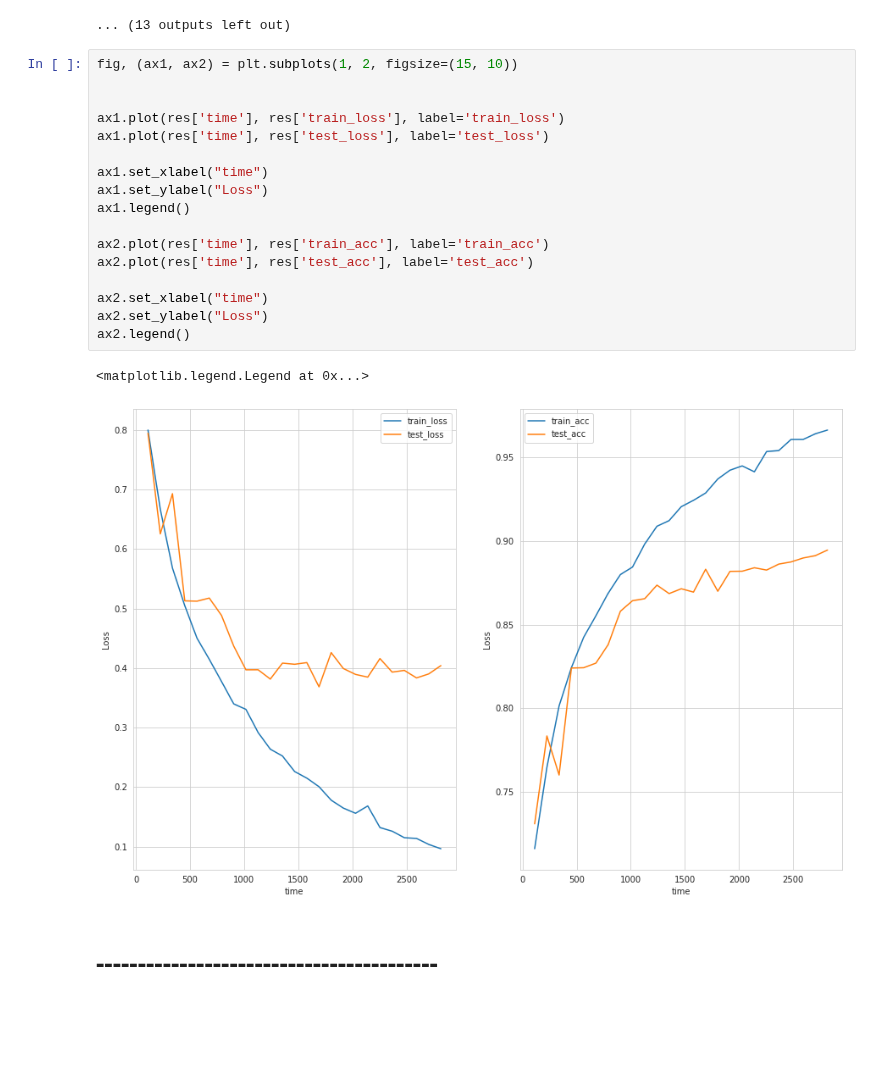
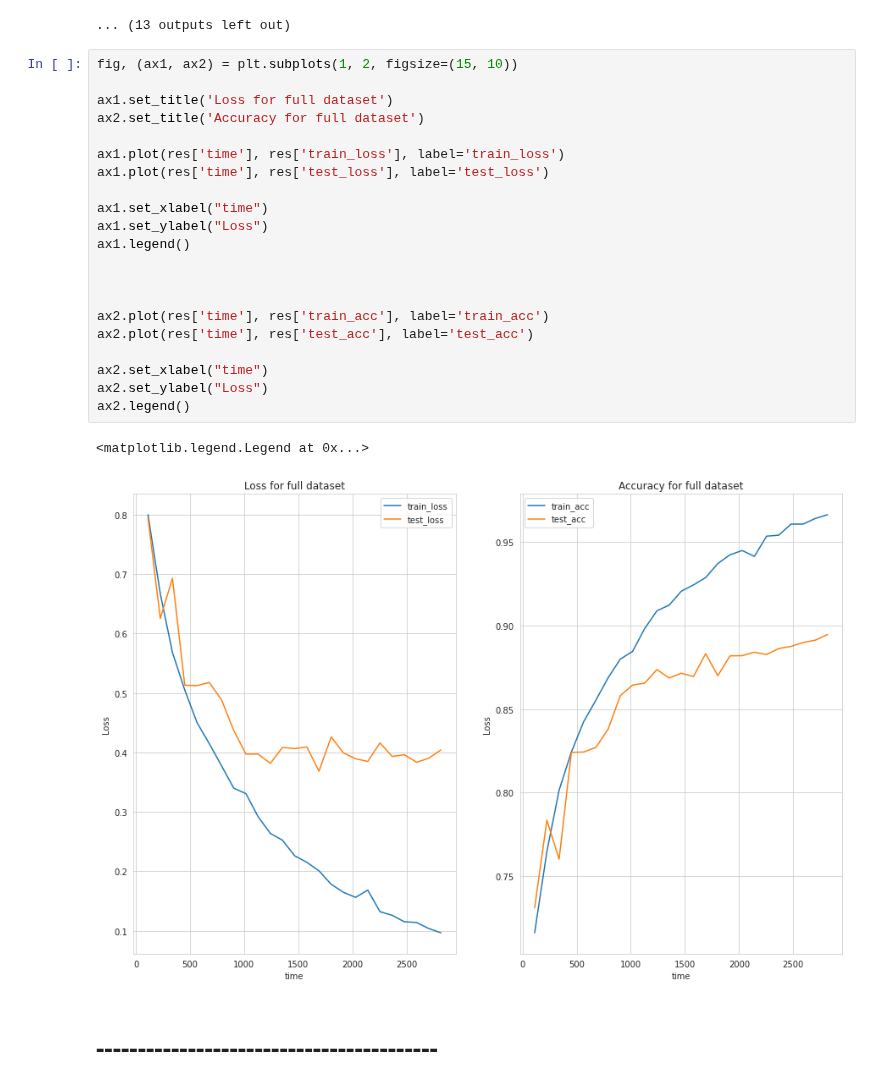
Before and after one commit to Stanpie3/importance_sampling, a Jupyter notebook: apricot.ipynb, the cells around one changed output. Drawn from its saved outputs; the diff is of its cells as text; blank space fills up the shorter version.

```diff
--- a/apricot.ipynb
+++ b/apricot.ipynb
@@ -470,23 +470,27 @@ res = train(train_loader, test_loader, clf_cnn, criterion, opt, n_epochs=n_epoch
 # %%
 fig, (ax1, ax2) = plt.subplots(1, 2, figsize=(15, 10))
 
+ax1.set_title('Loss for full dataset')
+ax2.set_title('Accuracy for full dataset')
 
 ax1.plot(res['time'], res['train_loss'], label='train_loss')
 ax1.plot(res['time'], res['test_loss'], label='test_loss')
 
 ax1.set_xlabel("time")
 ax1.set_ylabel("Loss")
 ax1.legend()
 
+
+
 ax2.plot(res['time'], res['train_acc'], label='train_acc')
 ax2.plot(res['time'], res['test_acc'], label='test_acc')
 
 ax2.set_xlabel("time")
 ax2.set_ylabel("Loss")
 ax2.legend()
 # %% [output]
 <matplotlib.legend.Legend at 0x...>
-[figure, old version]
+[figure, new version]
 # %% [markdown]
 # -----------------------------------------
 # %%
```
Also changed, not shown: parts of 1 cell of this notebook.
